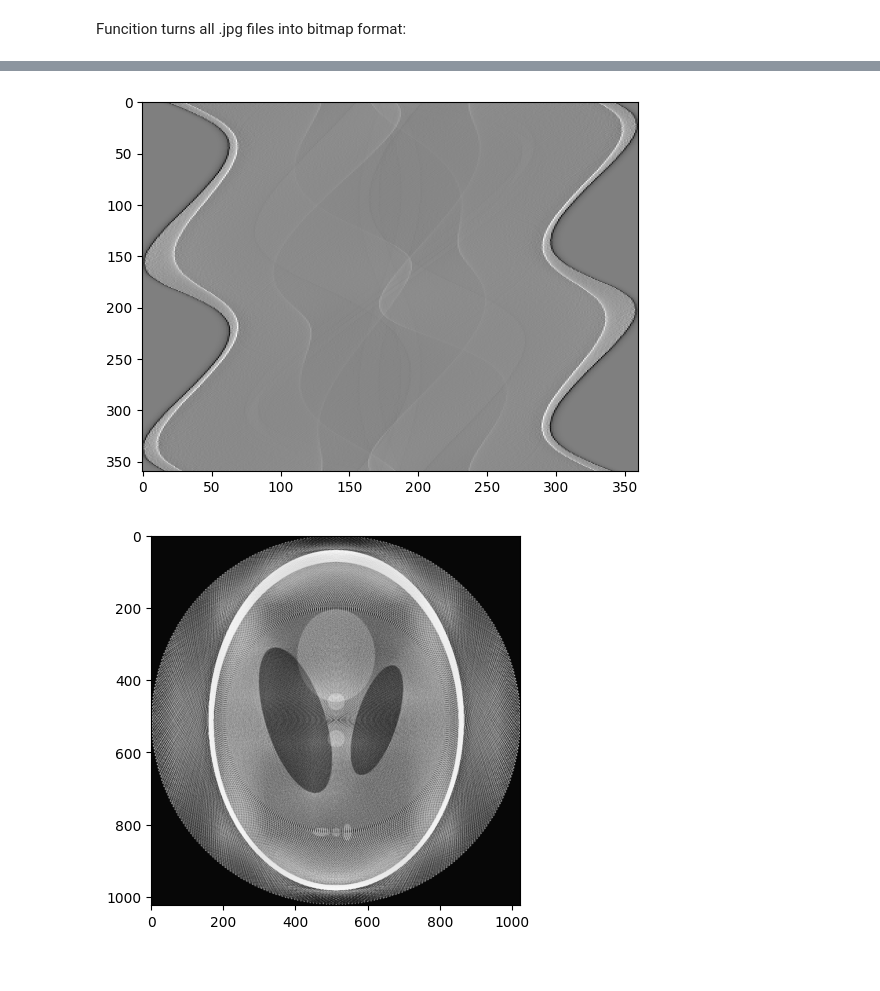
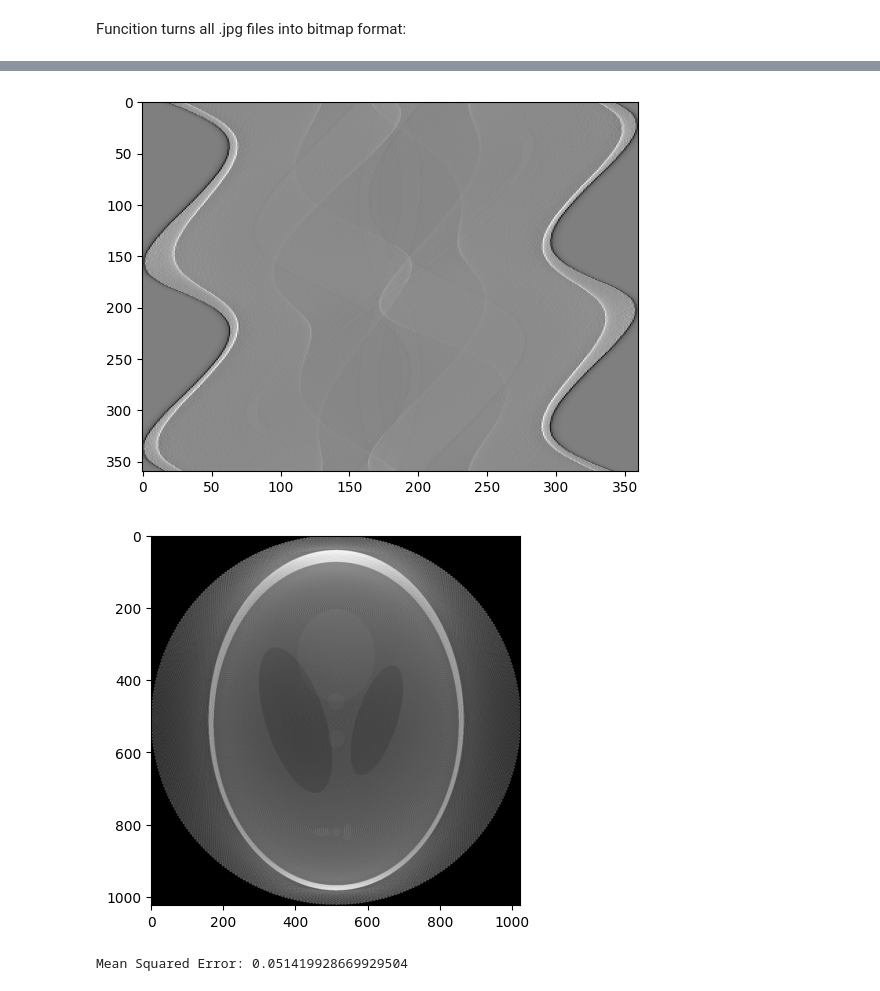
Before and after one commit to Mikokii/Tomograph-Simulator, a Jupyter notebook: tomograph_simulator.ipynb, the cells around one changed output, grey strips where cells are left out. Saved outputs shown, nothing was run; the diff lists cells and outputs as text; code cells hidden in the pictures.

```diff
--- a/tomograph_simulator.ipynb
+++ b/tomograph_simulator.ipynb
@@ -286,7 +285,15 @@ def normalizeImage(bitmap):
     bitmap = np.maximum(bitmap, 0)  # Remove negative values
     max_val = np.quantile(bitmap, 0.999)  # Use the 99.9th percentile for scaling
     bitmap = np.clip(bitmap / max_val, 0, 1) if max_val > 0 else np.zeros_like(bitmap)
-    return exposure.equalize_adapthist(bitmap, clip_limit=0.03)
+    return bitmap
+# %%
+def meanSquaredError(img1, img2):
+    if img1.shape != img2.shape:
+        raise ValueError("Obrazy muszą mieć ten sam rozmiar")
+
+    # Obliczanie MSE
+    mse = np.mean((img1 - img2) ** 2)
+    return mse
 # %%
 if __name__ == '__main__':
 
@@ -304,31 +311,35 @@ if __name__ == '__main__':
     # bitmap = turnSingleJpgIntoBitmap('Shepp_logan.jpg')
 
     #Single dicom file into bitmap
     bitmap = turnSingleDicomIntoBitmap('shepp_logan.dcm')
     original_shape_a = bitmap.shape[0]
     original_shape_b = bitmap.shape[1]
 
     plt.imshow(bitmap, cmap='gray')
     plt.show()
 
     sinogram, resized_shape = radonTransform(bitmap=bitmap, step=1, detectors_span=270, detectors_number=360)
     plt.imshow(sinogram, cmap='gray', aspect='auto')
     plt.show()
 
     sinogram = filtering(sinogram, 21)
     plt.imshow(sinogram, cmap='gray', aspect='auto')
     plt.show()
 
     inversed_bitmap = inverseRadonTransform(sinogram, resized_shape, detectors_span=270)
     inversed_bitmap = cropToOriginal(inversed_bitmap, original_shape_a, original_shape_b)
     normalized_inversed_bitmap = normalizeImage(inversed_bitmap)
     plt.imshow(normalized_inversed_bitmap, cmap='gray')
     plt.show()
 
     saveBitmapAsJpg(normalized_inversed_bitmap, "test.jpg")
     saveBitmapAsDicom((normalized_inversed_bitmap * 65535).astype(np.uint16), "test.dcm", "Stefan Batory", "1122334455", "15.01.2025", "Comment tmp")
+
+    mse = meanSquaredError(bitmap, normalized_inversed_bitmap)
+    print(f"Mean Squared Error: {mse}")
 # %% [output]
 [figure]
 [figure]
 [figure]
-[figure, old version]
+[figure, new version]
+Mean Squared Error: 0.051419928669929504
```
Also changed, not shown: parts of 1 cell of this notebook, 2 other files.
